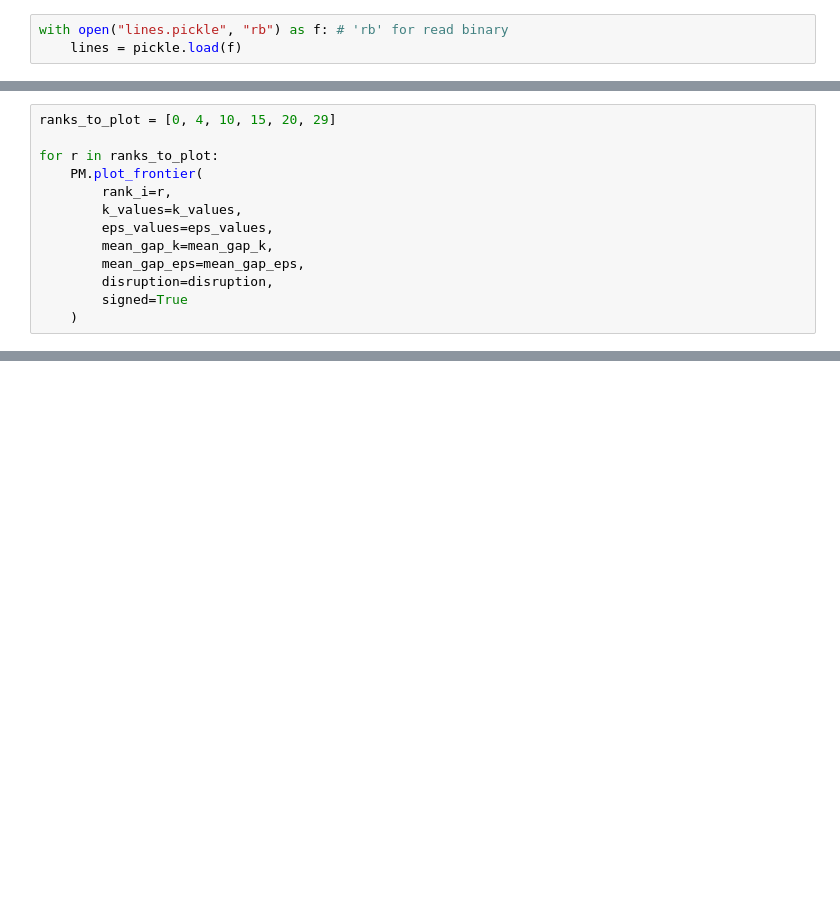
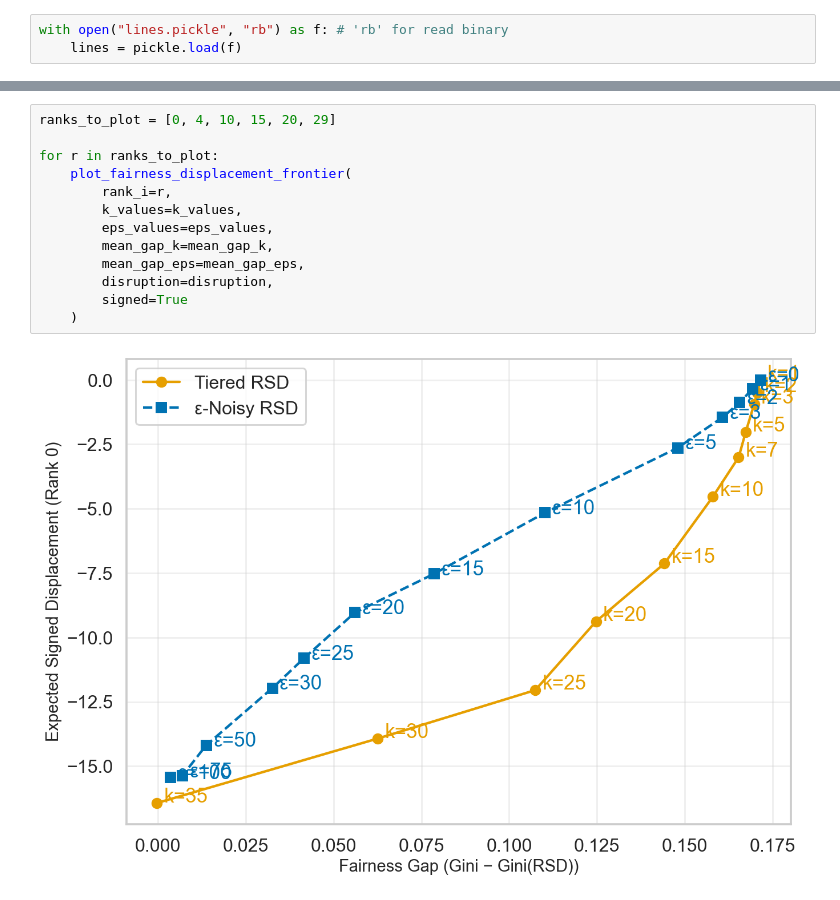
Before and after one commit to nachatjatu/crew_scheduling_market_design, a Jupyter notebook: sd_exp.ipynb, the cells around one changed output, grey strips where cells are left out. Drawn from its saved outputs; the diff is of its cells as text; blank space fills up the shorter version.

```diff
--- a/sd_exp.ipynb
+++ b/sd_exp.ipynb
@@ -374,13 +530,0 @@ PM.plot_fairness_eps(eps_values, mean_gap_eps, se_gap_eps)
-# %%
-ranks_to_plot = [0, 4, 10, 15, 20, 29]
-
-for r in ranks_to_plot:
-    PM.plot_frontier(
-        rank_i=r,
-        k_values=k_values,
-        eps_values=eps_values,
-        mean_gap_k=mean_gap_k,
-        mean_gap_eps=mean_gap_eps,
-        disruption=disruption,
-        signed=True
-    )
@@ -393,0 +576,15 @@ for r in ranks_to_plot:
+# %%
+ranks_to_plot = [0, 4, 10, 15, 20, 29]
+
+for r in ranks_to_plot:
+    plot_fairness_displacement_frontier(
+        rank_i=r,
+        k_values=k_values,
+        eps_values=eps_values,
+        mean_gap_k=mean_gap_k,
+        mean_gap_eps=mean_gap_eps,
+        disruption=disruption,
+        signed=True
+    )
+# %% [output]
+[figure, added]
```
Also changed, not shown: parts of 18 cells of this notebook, 25 other files.
